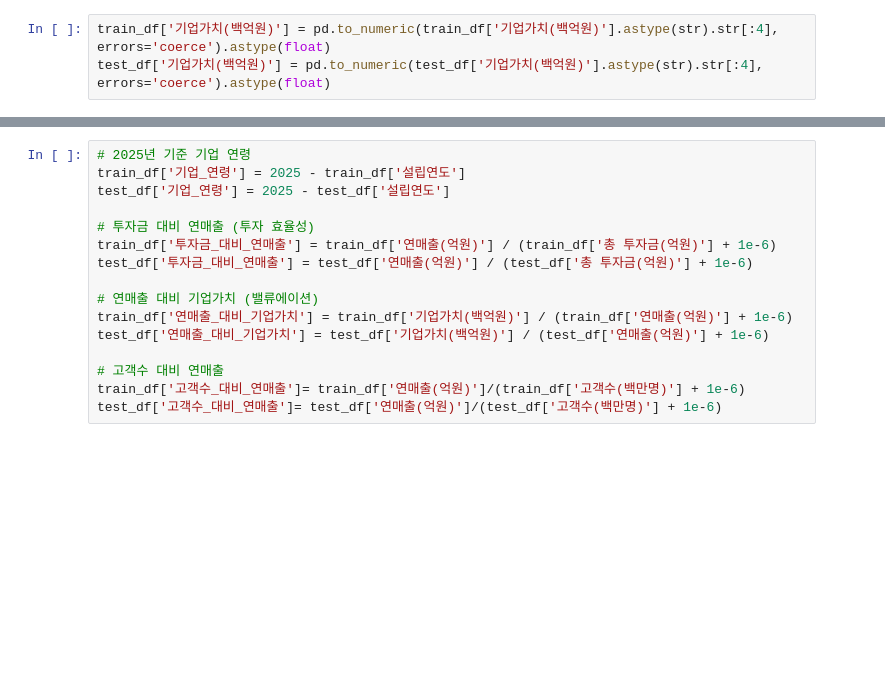
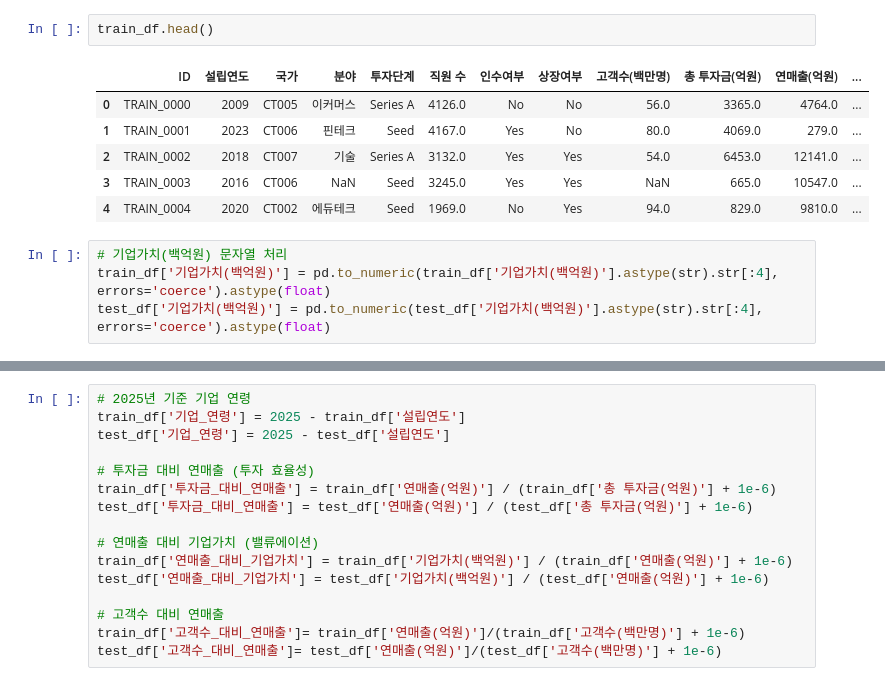
Before and after one commit to b00kkk/company_success_probability, a Jupyter notebook: the_probability_of_success_of_a_company.ipynb, the cells around one changed output, grey strips where cells are left out. Drawn from its saved outputs; the diff is of its cells as text; blank space fills up the shorter version.

```diff
--- a/the_probability_of_success_of_a_company.ipynb
+++ b/the_probability_of_success_of_a_company.ipynb
@@ -32,4 +61,14 @@ test_df=pd.read_csv('test.csv')
+# %%
+train_df.head()
+# %% [output]
+|  | ID | 설립연도 | 국가 | 분야 | 투자단계 | 직원 수 | 인수여부 | 상장여부 | 고객수(백만명) | 총 투자금(억원) | 연매출(억원) | ... |
+| 0 | TRAIN_0000 | 2009 | CT005 | 이커머스 | Series A | 4126.0 | No | No | 56.0 | 3365.0 | 4764.0 | ... |
+| 1 | TRAIN_0001 | 2023 | CT006 | 핀테크 | Seed | 4167.0 | Yes | No | 80.0 | 4069.0 | 279.0 | ... |
+| 2 | TRAIN_0002 | 2018 | CT007 | 기술 | Series A | 3132.0 | Yes | Yes | 54.0 | 6453.0 | 12141.0 | ... |
+| 3 | TRAIN_0003 | 2016 | CT006 | NaN | Seed | 3245.0 | Yes | Yes | NaN | 665.0 | 10547.0 | ... |
+| 4 | TRAIN_0004 | 2020 | CT002 | 에듀테크 | Seed | 1969.0 | No | Yes | 94.0 | 829.0 | 9810.0 | ... |
 # %%
+# 기업가치(백억원) 문자열 처리
 train_df['기업가치(백억원)'] = pd.to_numeric(train_df['기업가치(백억원)'].astype(str).str[:4], errors='coerce').astype(float)
 test_df['기업가치(백억원)'] = pd.to_numeric(test_df['기업가치(백억원)'].astype(str).str[:4], errors='coerce').astype(float)
 # %%
```
Also changed, not shown: parts of 18 cells of this notebook.
